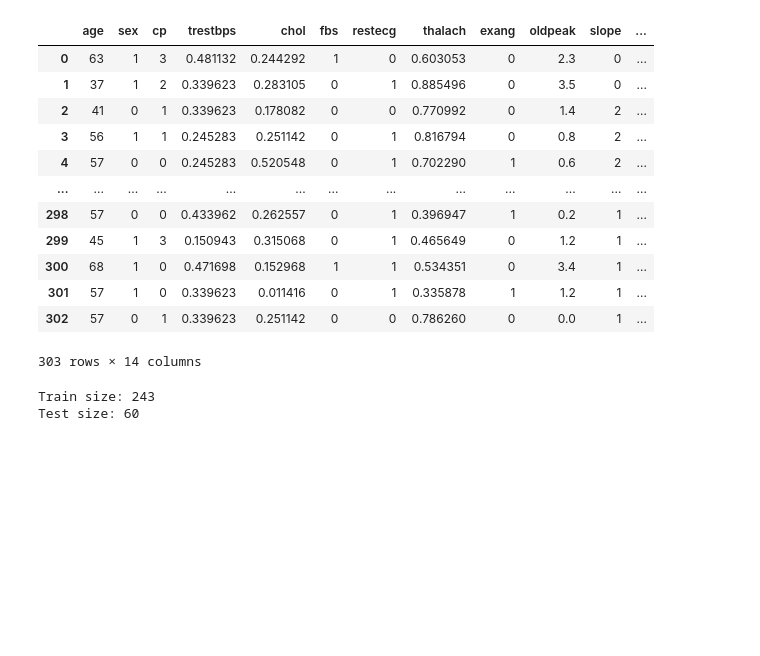
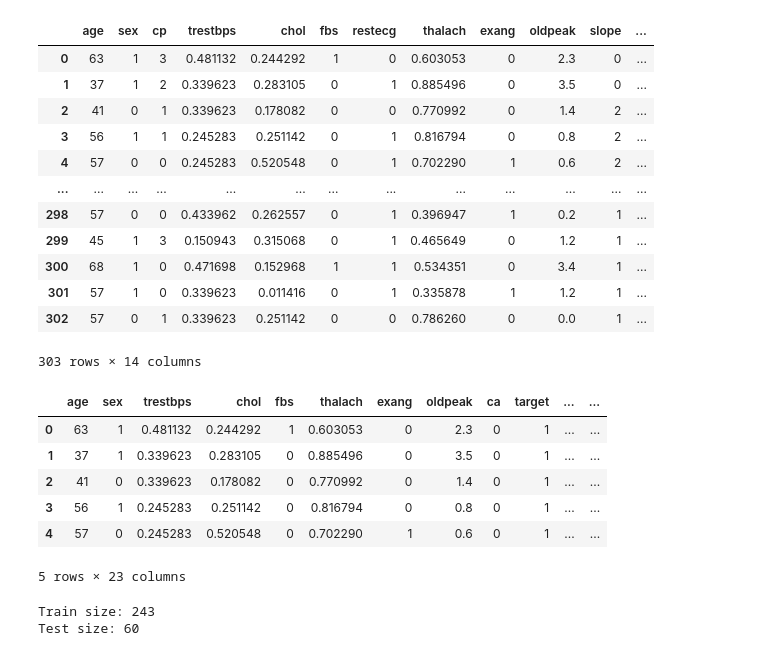
Before and after one commit to jppachecop/data-science-machine-learning-algorithms, a Jupyter notebook: Redes Neurais/redes_neurais.ipynb, the cells around one changed output. Saved outputs shown, nothing was run; the diff lists cells and outputs as text; code cells hidden in the pictures; blank space fills up the shorter version.

```diff
--- a/Redes Neurais/redes_neurais.ipynb
+++ b/Redes Neurais/redes_neurais.ipynb
@@ -116,6 +103,26 @@ df
 | 301 | 57 | 1 | 0 | 0.339623 | 0.011416 | 0 | 1 | 0.335878 | 1 | 1.2 | 1 | ... |
 | 302 | 57 | 0 | 1 | 0.339623 | 0.251142 | 0 | 0 | 0.786260 | 0 | 0.0 | 1 | ... |
 303 rows × 14 columns
+# %%
+chest_pain=pd.get_dummies(df['cp'],prefix='cp',drop_first=True)
+df=pd.concat([df,chest_pain],axis=1)
+df.drop(['cp'],axis=1,inplace=True)
+sp=pd.get_dummies(df['slope'],prefix='slope')
+th=pd.get_dummies(df['thal'],prefix='thal')
+rest_ecg=pd.get_dummies(df['restecg'],prefix='restecg')
+frames=[df,sp,th,rest_ecg]
+df=pd.concat(frames,axis=1)
+df.drop(['slope','thal','restecg'],axis=1,inplace=True)
+
+df.head()
+# %% [output]
+|  | age | sex | trestbps | chol | fbs | thalach | exang | oldpeak | ca | target | ... | ... |
+| 0 | 63 | 1 | 0.481132 | 0.244292 | 1 | 0.603053 | 0 | 2.3 | 0 | 1 | ... | ... |
+| 1 | 37 | 1 | 0.339623 | 0.283105 | 0 | 0.885496 | 0 | 3.5 | 0 | 1 | ... | ... |
+| 2 | 41 | 0 | 0.339623 | 0.178082 | 0 | 0.770992 | 0 | 1.4 | 0 | 1 | ... | ... |
+| 3 | 56 | 1 | 0.245283 | 0.251142 | 0 | 0.816794 | 0 | 0.8 | 0 | 1 | ... | ... |
+| 4 | 57 | 0 | 0.245283 | 0.520548 | 0 | 0.702290 | 1 | 0.6 | 0 | 1 | ... | ... |
+5 rows × 23 columns
 # %%
 # Divisão do tamanho do dataset de treino e de teste
 
```
Also changed, not shown: parts of 8 cells of this notebook.
